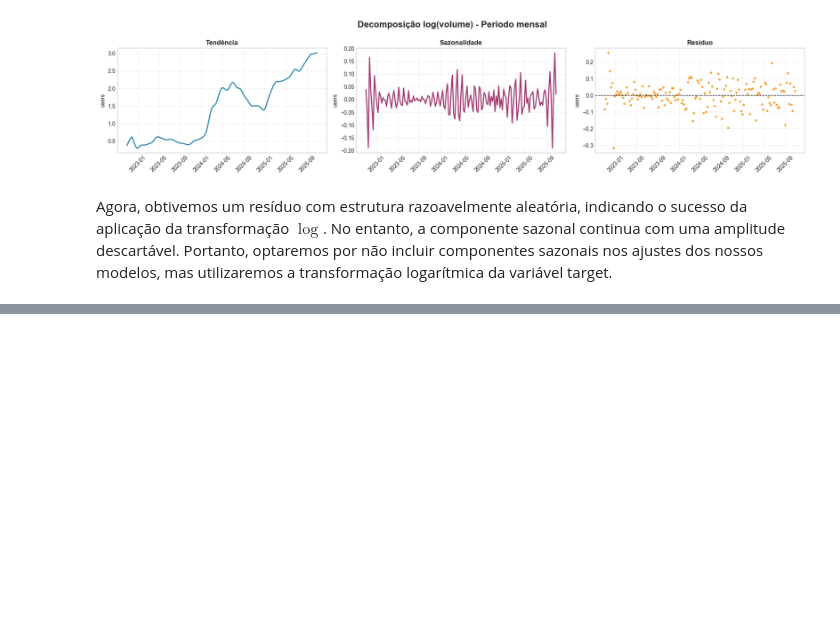
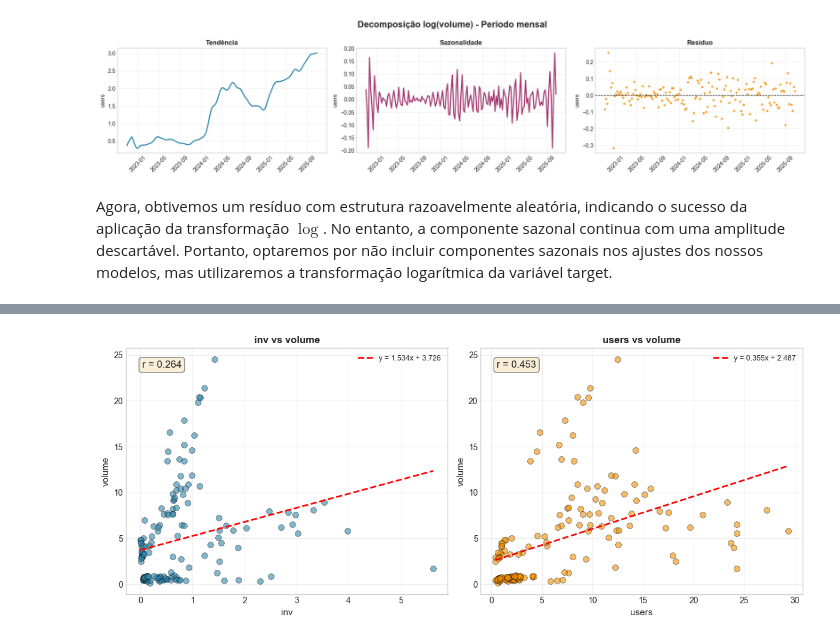
Before and after one commit to kauanmaf/Time-Series-A2, a Jupyter notebook: relatorio.ipynb, the cells around one changed output, grey strips where cells are left out. Cells and saved outputs as stored; diff of their text form; code cells hidden in the pictures; blank space fills up the shorter version.

```diff
--- a/relatorio.ipynb
+++ b/relatorio.ipynb
@@ -217,3 +217,6 @@ plt.show()
 [figure]
 # %% [markdown]
 Agora, obtivemos um resíduo com estrutura razoavelmente aleatória, indicando o sucesso da aplicação da transformação $\log$. No entanto, a componente sazonal continua com uma amplitude descartável. Portanto, optaremos por não incluir componentes sazonais nos ajustes dos nossos modelos, mas utilizaremos a transformação logarítmica da variável target.
+# %%
+data_log[f'inv_log'] = np.log1p(data["inv"])
+data_log[f'users_log'] = np.log1p(data["users"])
@@ -219,0 +227,33 @@ Agora, obtivemos um resíduo com estrutura razoavelmente aleatória, indicando o
+# %%
+# Scatter plots com linha de tendência (volume original)
+fig, axes = plt.subplots(1, 2, figsize=(12, 5))
+
+pairs = [('inv', 'volume'), ('users', 'volume')]
+pair_colors = ['#2E86AB', '#F18F01', '#A23B72']
+
+for ax, (var1, var2), color in zip(axes, pairs, pair_colors):
+    # Scatter
+    ax.scatter(data_log[var1], data_log[var2], alpha=0.6, s=50, color=color, edgecolors='black', linewidth=0.5)
+
+    # Linha de tendência
+    z = np.polyfit(data_log[var1], data_log[var2], 1)
+    p = np.poly1d(z)
+    ax.plot(data_log[var1].sort_values(), p(data_log[var1].sort_values()),
+            "r--", linewidth=2, label=f'y = {z[0]:.3f}x + {z[1]:.3f}')
+
+    # Correlação
+    corr = data_log[var1].corr(data_log[var2])
+    ax.text(0.05, 0.95, f'r = {corr:.3f}', transform=ax.transAxes,
+            fontsize=12, verticalalignment='top',
+            bbox=dict(boxstyle='round', facecolor='wheat', alpha=0.5))
+
+    ax.set_xlabel(var1, fontsize=11)
+    ax.set_ylabel(var2, fontsize=11)
+    ax.set_title(f'{var1} vs {var2}', fontsize=12, fontweight='bold')
+    ax.legend(fontsize=9)
+    ax.grid(True, alpha=0.3)
+
+plt.tight_layout()
+plt.show()
+# %% [output]
+[figure, added]
```
Also changed, not shown: parts of 7 cells of this notebook.
